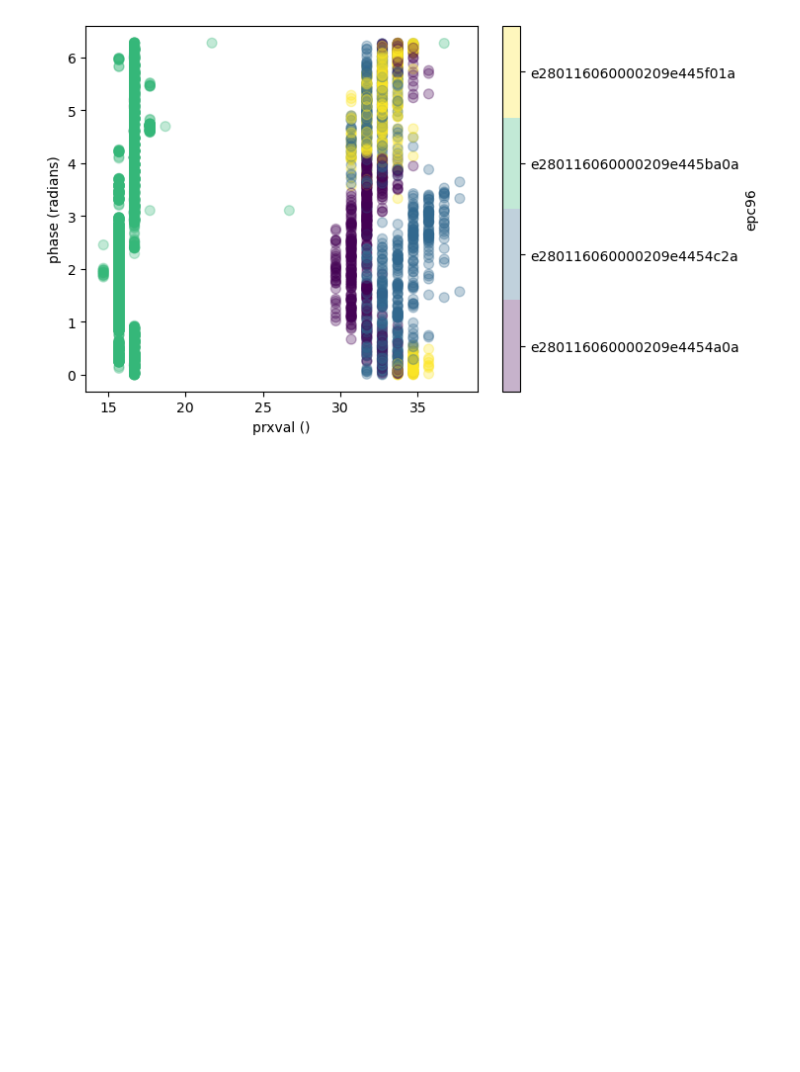
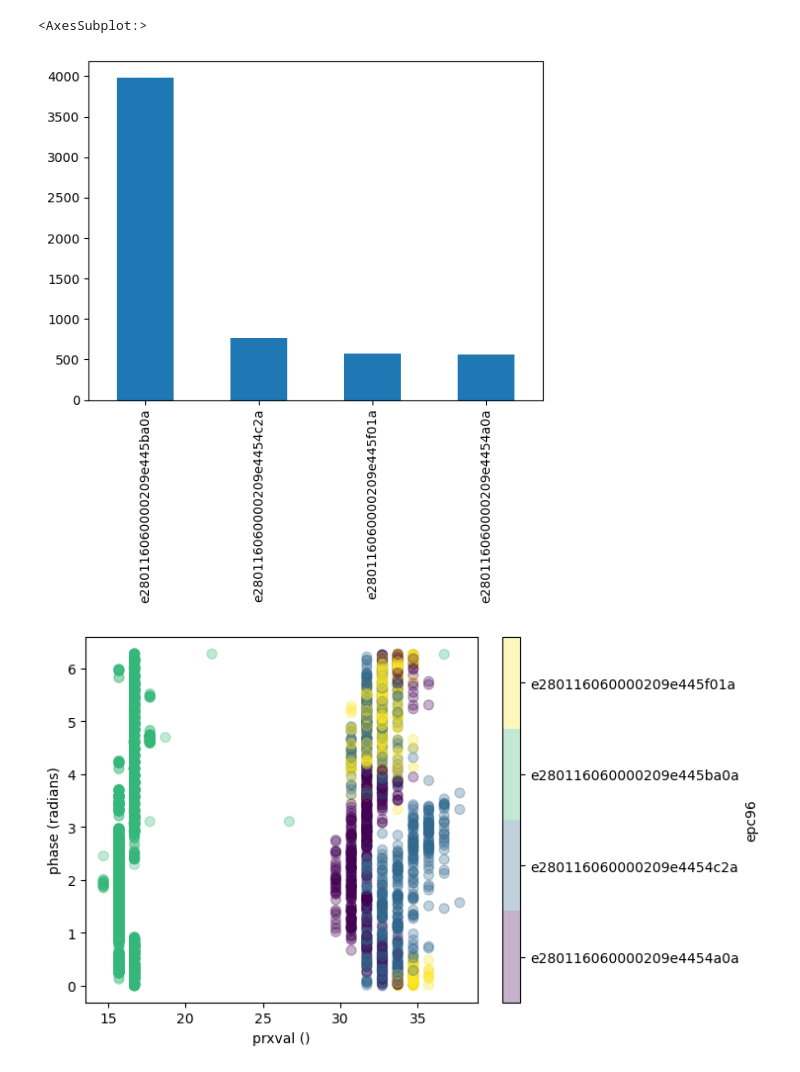
Before and after one commit to nikojlieto/antennann, a Jupyter notebook: Visualization.ipynb, the cells around one changed output. Cells and saved outputs as stored; diff of their text form; code cells hidden in the pictures; blank space fills up the shorter version.

Commit message:
updates to Visualization - frequency charts

```diff
--- a/Visualization.ipynb
+++ b/Visualization.ipynb
@@ -7,6 +7,11 @@ import matplotlib.pyplot as plt
 githuburl = 'https://github.com/nikojlieto/antennann/raw/main/localization%20XLP.csv'
 #githuburl.encode('utf-8').strip()
 df = pd.read_csv(githuburl, dtype={'epc96':"category", 'antennastate':"category"})
+# %%
+df['epc96'].value_counts().plot(kind='bar')
+# %% [output]
+<AxesSubplot:>
+[figure, added]
 # %%
 df.plot.scatter(x="prxval ()", y="phase (radians)", c="epc96", cmap="viridis", s=50, alpha=.3);
 # %% [output]
```
Also changed, not shown: parts of 4 cells of this notebook.
